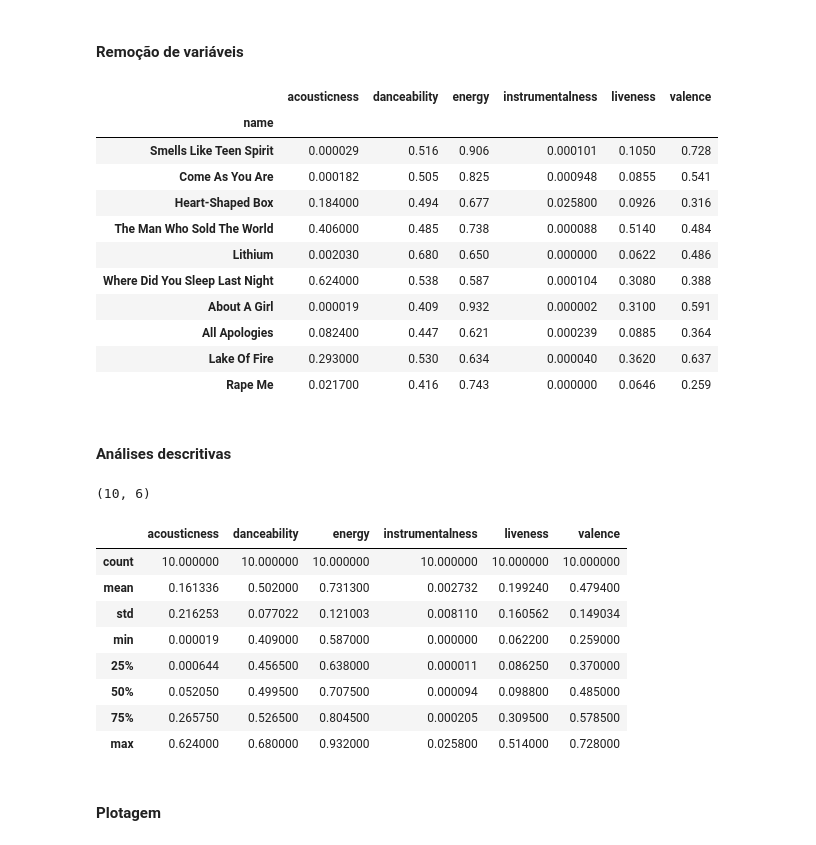
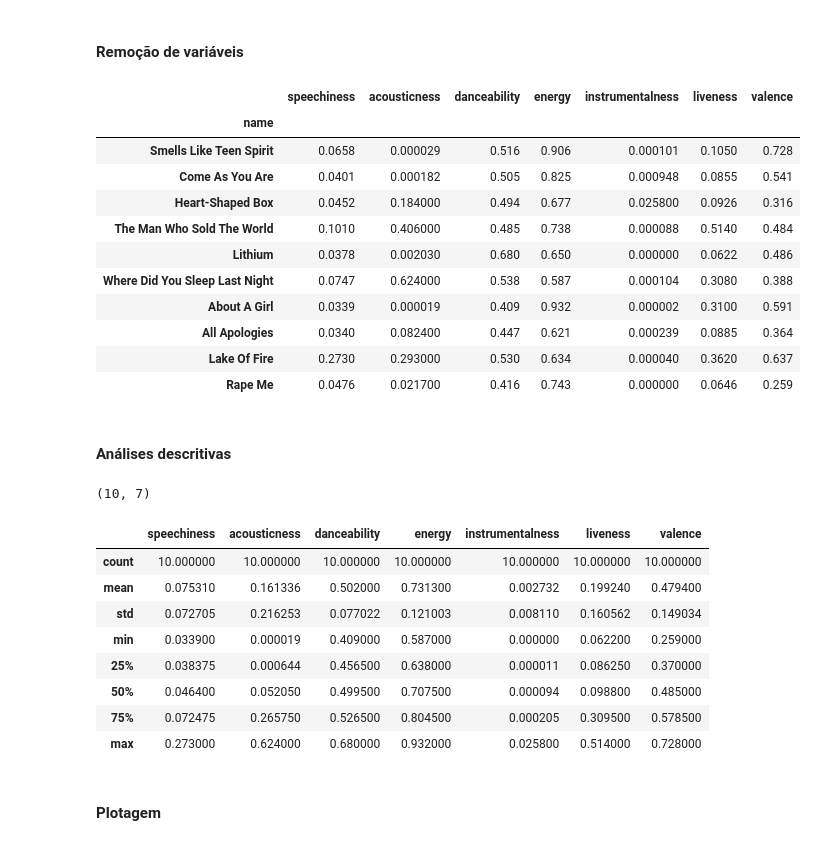
Before and after one commit to sidney-neto/spotify-features-analysis, a Jupyter notebook: features-analysis.ipynb, the cells around one changed output. Cells and saved outputs as stored; diff of their text form; code cells hidden in the pictures.

```diff
--- a/features-analysis.ipynb
+++ b/features-analysis.ipynb
@@ -46,40 +42,40 @@ df
 # %% [markdown]
 #### Remoção de variáveis
 # %%
-df_new = df[['name','acousticness','danceability','energy','instrumentalness','liveness','valence']]
+df_new = df[['name','speechiness','acousticness','danceability','energy','instrumentalness','liveness','valence']]
 df_new.set_index('name',inplace=True)
 df_new
 # %% [output]
-|  | acousticness | danceability | energy | instrumentalness | liveness | valence |
-| name |  |  |  |  |  |  |
-| Smells Like Teen Spirit | 0.000029 | 0.516 | 0.906 | 0.000101 | 0.1050 | 0.728 |
-| Come As You Are | 0.000182 | 0.505 | 0.825 | 0.000948 | 0.0855 | 0.541 |
-| Heart-Shaped Box | 0.184000 | 0.494 | 0.677 | 0.025800 | 0.0926 | 0.316 |
-| The Man Who Sold The World | 0.406000 | 0.485 | 0.738 | 0.000088 | 0.5140 | 0.484 |
-| Lithium | 0.002030 | 0.680 | 0.650 | 0.000000 | 0.0622 | 0.486 |
-| Where Did You Sleep Last Night | 0.624000 | 0.538 | 0.587 | 0.000104 | 0.3080 | 0.388 |
-| About A Girl | 0.000019 | 0.409 | 0.932 | 0.000002 | 0.3100 | 0.591 |
-| All Apologies | 0.082400 | 0.447 | 0.621 | 0.000239 | 0.0885 | 0.364 |
-| Lake Of Fire | 0.293000 | 0.530 | 0.634 | 0.000040 | 0.3620 | 0.637 |
-| Rape Me | 0.021700 | 0.416 | 0.743 | 0.000000 | 0.0646 | 0.259 |
+|  | speechiness | acousticness | danceability | energy | instrumentalness | liveness | valence |
+| name |  |  |  |  |  |  |  |
+| Smells Like Teen Spirit | 0.0658 | 0.000029 | 0.516 | 0.906 | 0.000101 | 0.1050 | 0.728 |
+| Come As You Are | 0.0401 | 0.000182 | 0.505 | 0.825 | 0.000948 | 0.0855 | 0.541 |
+| Heart-Shaped Box | 0.0452 | 0.184000 | 0.494 | 0.677 | 0.025800 | 0.0926 | 0.316 |
+| The Man Who Sold The World | 0.1010 | 0.406000 | 0.485 | 0.738 | 0.000088 | 0.5140 | 0.484 |
+| Lithium | 0.0378 | 0.002030 | 0.680 | 0.650 | 0.000000 | 0.0622 | 0.486 |
+| Where Did You Sleep Last Night | 0.0747 | 0.624000 | 0.538 | 0.587 | 0.000104 | 0.3080 | 0.388 |
+| About A Girl | 0.0339 | 0.000019 | 0.409 | 0.932 | 0.000002 | 0.3100 | 0.591 |
+| All Apologies | 0.0340 | 0.082400 | 0.447 | 0.621 | 0.000239 | 0.0885 | 0.364 |
+| Lake Of Fire | 0.2730 | 0.293000 | 0.530 | 0.634 | 0.000040 | 0.3620 | 0.637 |
+| Rape Me | 0.0476 | 0.021700 | 0.416 | 0.743 | 0.000000 | 0.0646 | 0.259 |
 # %% [markdown]
 #### Análises descritivas
 # %%
 df_new.shape
 # %% [output]
-(10, 6)
+(10, 7)
 # %%
 df_new.describe()
 # %% [output]
-|  | acousticness | danceability | energy | instrumentalness | liveness | valence |
-| count | 10.000000 | 10.000000 | 10.000000 | 10.000000 | 10.000000 | 10.000000 |
-| mean | 0.161336 | 0.502000 | 0.731300 | 0.002732 | 0.199240 | 0.479400 |
-| std | 0.216253 | 0.077022 | 0.121003 | 0.008110 | 0.160562 | 0.149034 |
-| min | 0.000019 | 0.409000 | 0.587000 | 0.000000 | 0.062200 | 0.259000 |
-| 25% | 0.000644 | 0.456500 | 0.638000 | 0.000011 | 0.086250 | 0.370000 |
-| 50% | 0.052050 | 0.499500 | 0.707500 | 0.000094 | 0.098800 | 0.485000 |
-| 75% | 0.265750 | 0.526500 | 0.804500 | 0.000205 | 0.309500 | 0.578500 |
-| max | 0.624000 | 0.680000 | 0.932000 | 0.025800 | 0.514000 | 0.728000 |
+|  | speechiness | acousticness | danceability | energy | instrumentalness | liveness | valence |
+| count | 10.000000 | 10.000000 | 10.000000 | 10.000000 | 10.000000 | 10.000000 | 10.000000 |
+| mean | 0.075310 | 0.161336 | 0.502000 | 0.731300 | 0.002732 | 0.199240 | 0.479400 |
+| std | 0.072705 | 0.216253 | 0.077022 | 0.121003 | 0.008110 | 0.160562 | 0.149034 |
+| min | 0.033900 | 0.000019 | 0.409000 | 0.587000 | 0.000000 | 0.062200 | 0.259000 |
+| 25% | 0.038375 | 0.000644 | 0.456500 | 0.638000 | 0.000011 | 0.086250 | 0.370000 |
+| 50% | 0.046400 | 0.052050 | 0.499500 | 0.707500 | 0.000094 | 0.098800 | 0.485000 |
+| 75% | 0.072475 | 0.265750 | 0.526500 | 0.804500 | 0.000205 | 0.309500 | 0.578500 |
+| max | 0.273000 | 0.624000 | 0.680000 | 0.932000 | 0.025800 | 0.514000 | 0.728000 |
 # %% [markdown]
 #### Plotagem
 # %% [markdown]
```
Also changed, not shown: parts of 11 cells of this notebook.
